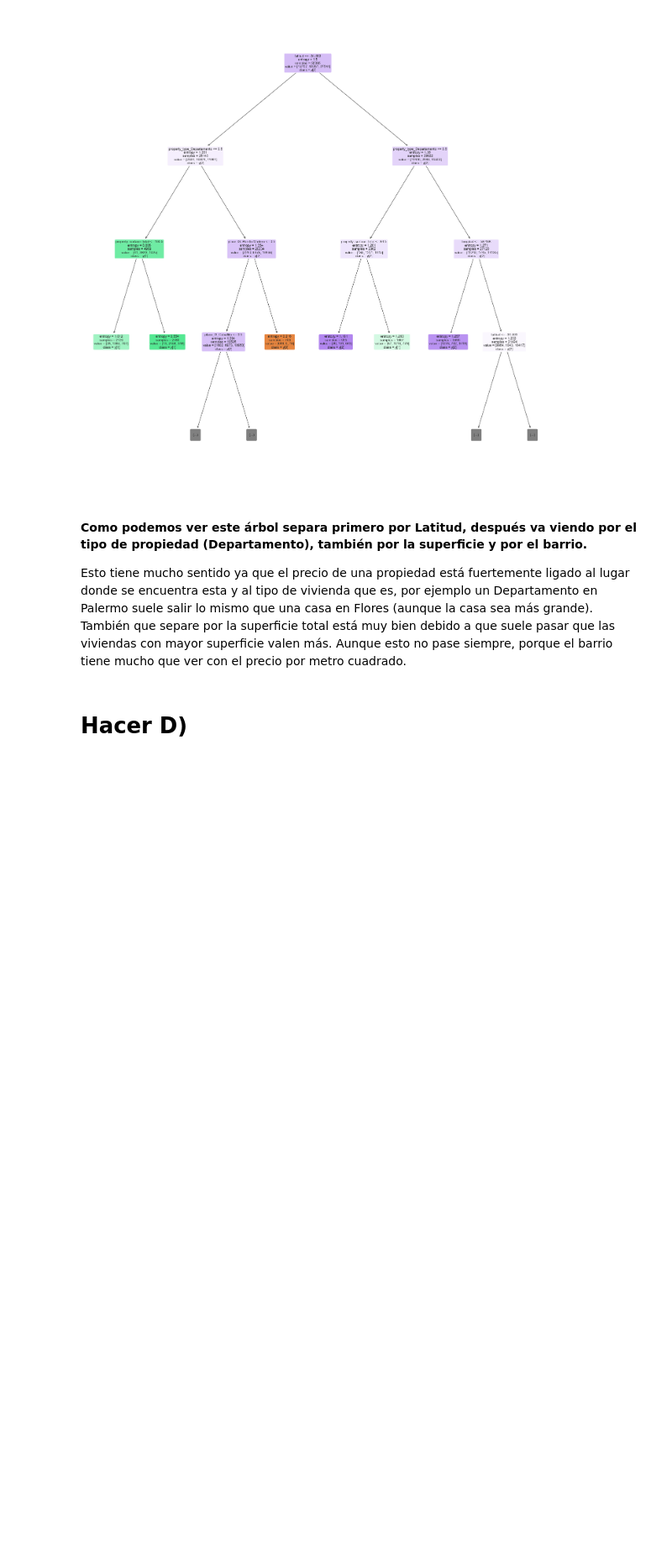
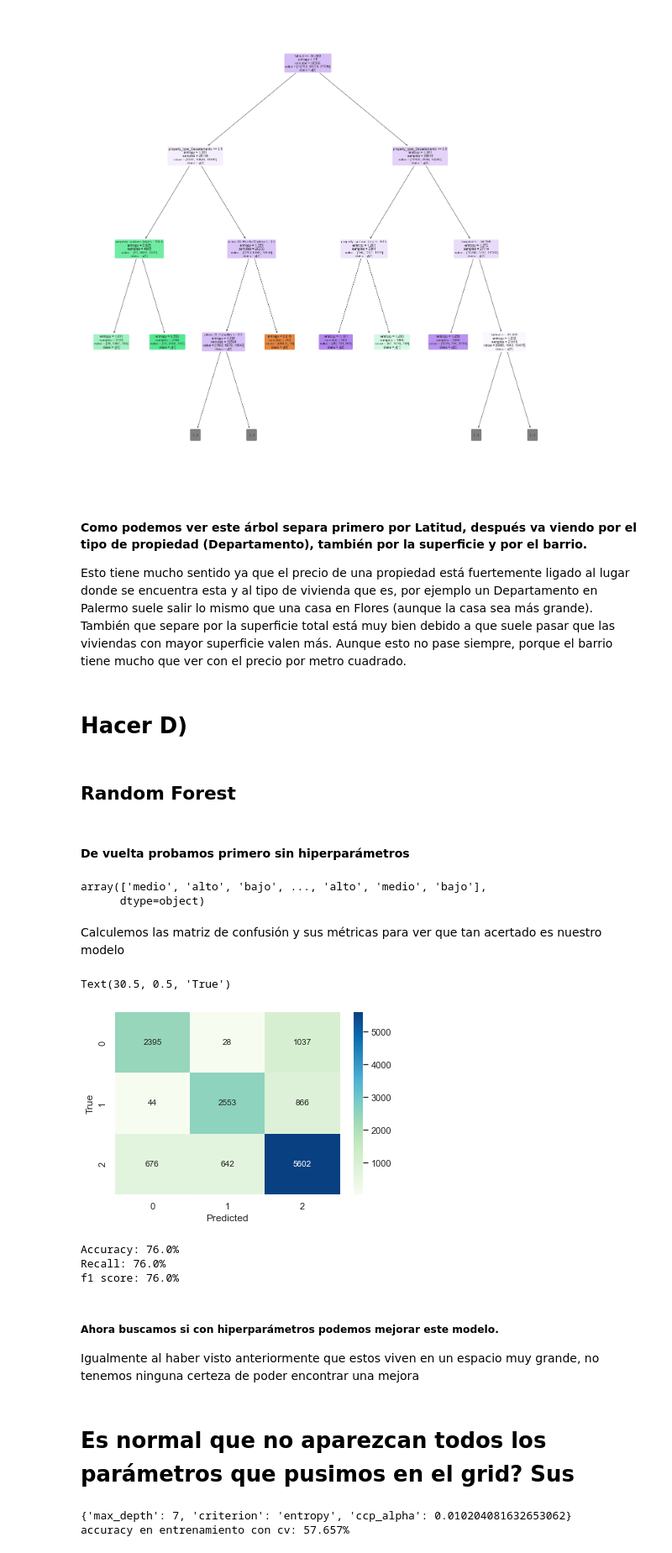
Before and after one commit to franjuarez/7506R-2C2022-GRUPO21, a Jupyter notebook: 7506R_TP1_GRUPO21_ENTREGA.ipynb, the cells around one changed output. Shown at 84% size. Drawn from its saved outputs; the diff is of its cells as text; code cells hidden in the pictures; blank space fills up the shorter version.

```diff
--- a/7506R_TP1_GRUPO21_ENTREGA.ipynb
+++ b/7506R_TP1_GRUPO21_ENTREGA.ipynb
@@ -1686,3 +1688,54 @@ Esto tiene mucho sentido ya que el precio de una propiedad está fuertemente lig
 También que separe por la superficie total está muy bien debido a que suele pasar que las viviendas con mayor superficie valen más. Aunque esto no pase siempre, porque el barrio tiene mucho que ver con el precio por metro cuadrado.
 # %% [markdown]
 # Hacer D)
+# %% [markdown]
+## Random Forest
+# %% [markdown]
+#### De vuelta probamos primero sin hiperparámetros
+# %%
+import dtreeviz.trees as dtv
+from sklearn.ensemble import RandomForestClassifier
+
+#Creamos un clasificador con hiperparámetros arbitrarios
+rfc = RandomForestClassifier(random_state=3)
+
+#Entrenamos el modelo
+model = rfc.fit(X = ds_propiedades_train_x, y = ds_propiedades_train_y)
+# %%
+#Realizamos una predicción sobre el set de test
+y_pred = model.predict(ds_propiedades_test_x)
+
+#Valores Predichos
+y_pred
+# %% [output]
+array(['medio', 'alto', 'bajo', ..., 'alto', 'medio', 'bajo'],
+      dtype=object)
+# %% [markdown]
+Calculemos las matriz de confusión y sus métricas para ver que tan acertado es nuestro modelo
+# %%
+#Create confusion matrix
+tabla=confusion_matrix(ds_propiedades_test_y, y_pred)
+
+#Plot confusion matrix
+sns.heatmap(tabla,cmap='GnBu',annot=True,fmt='g')
+plt.xlabel('Predicted')
+plt.ylabel('True')
+# %% [output]
+Text(30.5, 0.5, 'True')
+[figure, added]
+# %%
+#Calculo las métricas en el conjunto de evaluación
+accuracy=accuracy_score(ds_propiedades_test_y,y_pred)
+recall=recall_score(ds_propiedades_test_y,y_pred, average='micro')
+f1=f1_score(ds_propiedades_test_y,y_pred, average='micro')
+
+print("Accuracy: "+str(round(accuracy, 2)*100)+"%")
+print("Recall: "+str(round(recall, 2)*100)+"%")
+print("f1 score: "+str(round(f1, 2)*100)+"%")
+# %% [output]
+Accuracy: 76.0%
+Recall: 76.0%
+f1 score: 76.0%
+# %% [markdown]
+##### Ahora buscamos si con hiperparámetros podemos mejorar este modelo. <br>
+Igualmente al haber visto anteriormente que estos viven en un espacio muy grande, no tenemos ninguna certeza de poder encontrar una mejora
@@ -1688,0 +1771,8 @@ También que separe por la superficie total está muy bien debido a que suele pa
+# %% [markdown]
+# Es normal que no aparezcan todos los parámetros que pusimos en el grid? Sus
+# %%
+print(random_fit.best_params_)
+print("accuracy en entrenamiento con cv: "+str(round((random_fit.best_score_)*100, 3))+"%")
+# %% [output]
+{'max_depth': 7, 'criterion': 'entropy', 'ccp_alpha': 0.010204081632653062}
+accuracy en entrenamiento con cv: 57.657%
```
Also changed, not shown: parts of 18 cells of this notebook.
